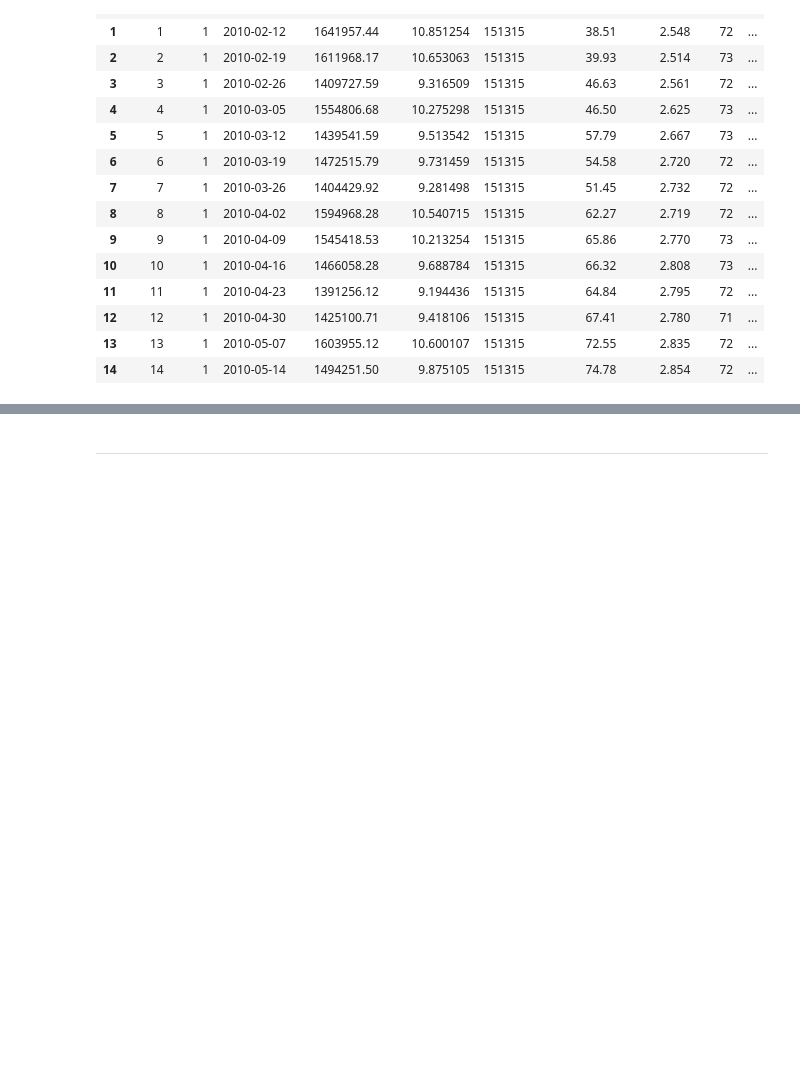
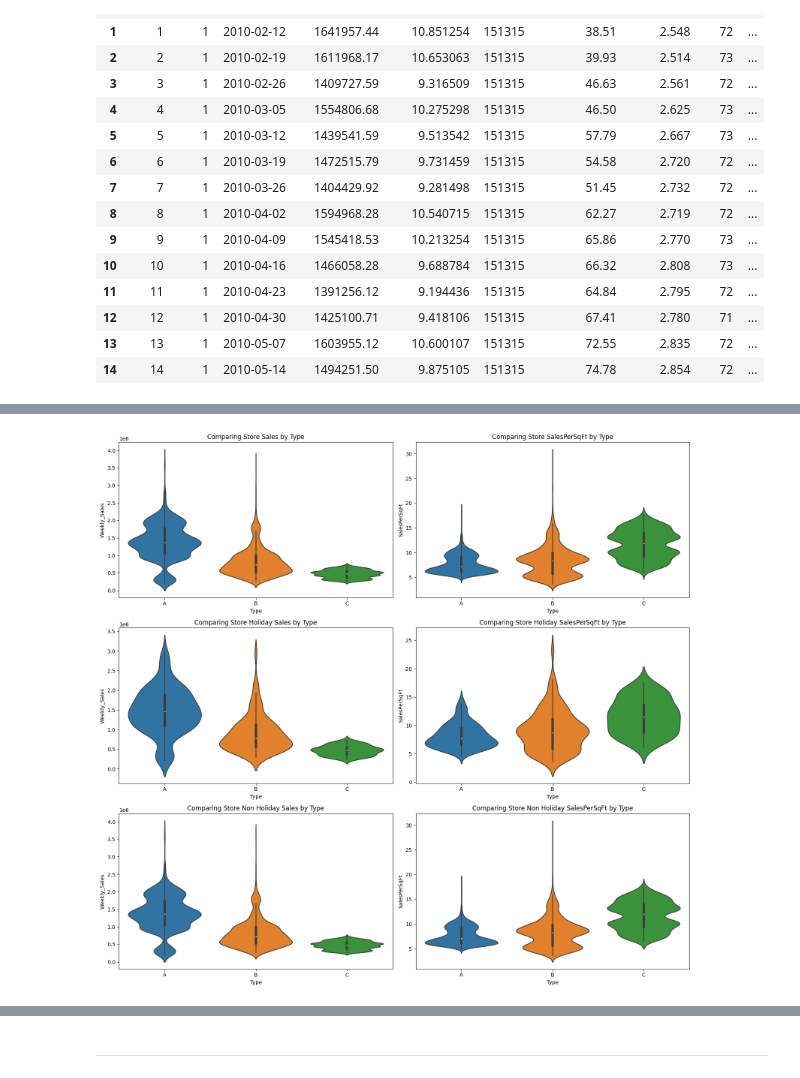
Before and after one commit to Golder-Development/CI_DA_Project_Jan2025_pg, a Jupyter notebook: jupyter_notebooks/IFa_JupyterNotebpook.ipynb, the cells around one changed output, grey strips where cells are left out. Drawn from its saved outputs; the diff is of its cells as text; code cells hidden in the pictures; blank space fills up the shorter version.

Commit message:
Added Violin Graphs

```diff
--- a/jupyter_notebooks/IFa_JupyterNotebpook.ipynb
+++ b/jupyter_notebooks/IFa_JupyterNotebpook.ipynb
@@ -380,0 +414,51 @@ KeyError: 'Store'
+# %%
+# Create subplots
+fig, axes = plt.subplots(nrows=3, ncols=2, figsize=(16, 15))
+
+# First plot
+sns.violinplot(
+    x='Type', y='Weekly_Sales', data=storesalessummary[['Weekly_Sales', 'Type']],
+    ax=axes[0, 0], scale='width'  # Assign the specific subplot axis
+)
+axes[0, 0].set_title('Comparing Store Sales by Type')
+
+# Second plot
+sns.violinplot(
+    x='Type', y='SalesPerSqFt', data=storesalessummary[['SalesPerSqFt', 'Type']],
+    ax=axes[0, 1], scale='width'  # Assign the specific subplot axis
+)
+axes[0, 1].set_title('Comparing Store SalesPerSqFt by Type')
+
+# third plot = Weekly Sales for Holiday Weeks
+sns.violinplot(
+    x='Type', y='Weekly_Sales', data=storesalessummary.query('IsHoliday_x == True')[['Weekly_Sales', 'Type']],
+    ax=axes[1, 0], scale='width'  # Assign the specific subplot axis
+)
+axes[1, 0].set_title('Comparing Store Holiday Sales by Type')
+
+# Forth plot = Weekly SalesPerSqFt for Holiday Weeks
+sns.violinplot(
+    x='Type', y='SalesPerSqFt', data=storesalessummary.query('IsHoliday_x == True')[['SalesPerSqFt', 'Type']],
+    ax=axes[1, 1], scale='width'  # Assign the specific subplot axis
+)
+axes[1, 1].set_title('Comparing Store Holiday SalesPerSqFt by Type')
+
+# fifth plot = Weekly Sales for Non Holiday Weeks
+sns.violinplot(
+    x='Type', y='Weekly_Sales', data=storesalessummary.query('IsHoliday_x == False')[['Weekly_Sales', 'Type']],
+    ax=axes[2, 0], scale='width'  # Assign the specific subplot axis
+)
+axes[2, 0].set_title('Comparing Store Non Holiday Sales by Type')
+
+# Six plot = Weekly SalesPerSqFt for Non Holiday Weeks
+sns.violinplot(
+    x='Type', y='SalesPerSqFt', data=storesalessummary.query('IsHoliday_x == False')[['SalesPerSqFt', 'Type']],
+    ax=axes[2, 1], scale='width'  # Assign the specific subplot axis
+)
+axes[2, 1].set_title('Comparing Store Non Holiday SalesPerSqFt by Type')
+
+# Adjust layout
+plt.tight_layout()
+plt.show()
+# %% [output]
+[figure, added]
```
Also changed, not shown: parts of 8 cells of this notebook.
